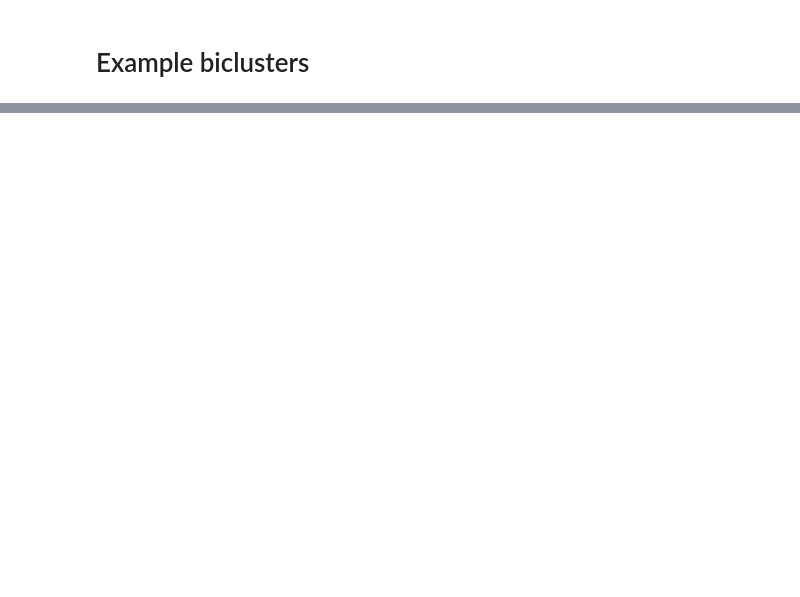
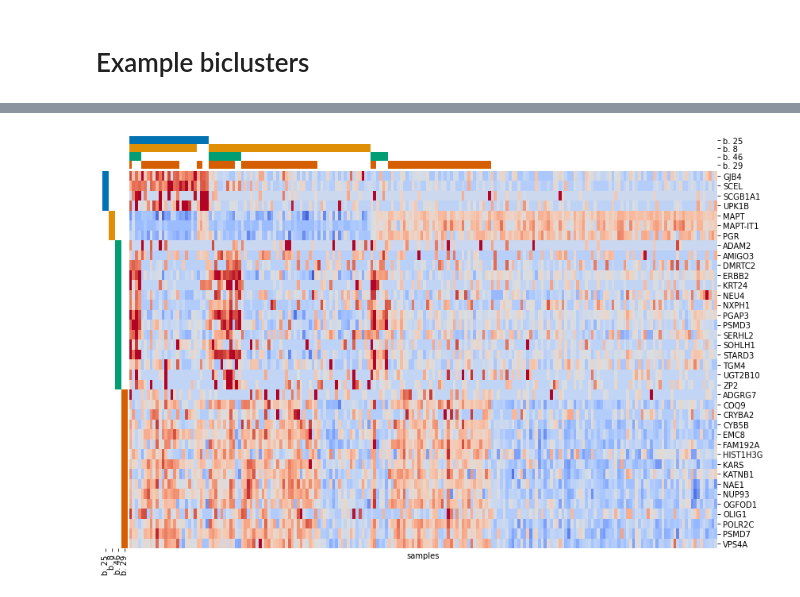
Before and after one commit to ozolotareva/unpast_paper, a Jupyter notebook: UnPaSt_example.ipynb, the cells around one changed output, grey strips where cells are left out. Drawn from its saved outputs; the diff is of its cells as text; code cells hidden in the pictures; blank space fills up the shorter version.

```diff
--- a/UnPaSt_example.ipynb
+++ b/UnPaSt_example.ipynb
@@ -241,0 +219,17 @@ genes in  [4, 28, 22]   : 40
+# %%
+i = [25,8,46,29]
+b = consensus_biclusters.loc[i,:]
+
+
+tmp = draw_heatmap2(exprs_z ,b,
+              bicluster_colors="auto",#["magenta","orange","darkgreen","lightgreen"],
+              figsize = (12,8),
+              colors_ratio=(0.01,0.02),
+              bic_prefix = "b. ",
+              no_legend=True,no_cbar=True,
+              col_labels = False,
+              row_labels = True,
+                no_row_colors = False,cluster_rows=False
+             )
+# %% [output]
+[figure, added]
```
Also changed, not shown: parts of 16 cells of this notebook.
